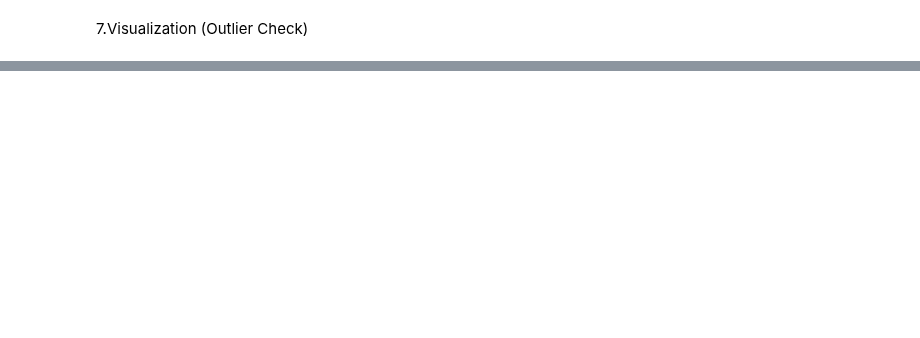
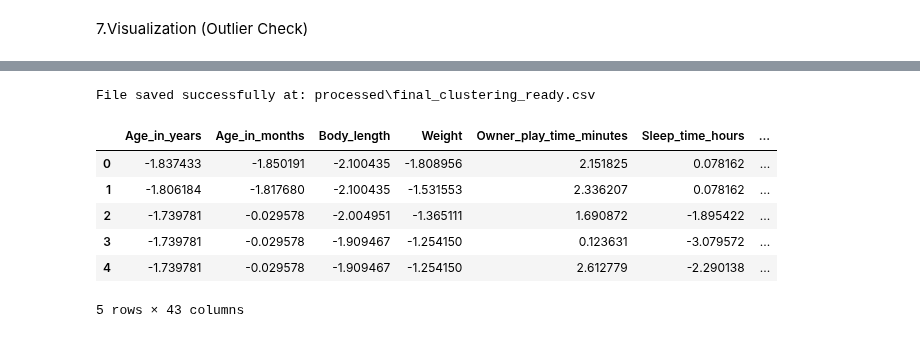
Before and after one commit to alberehap/Project-ML, a Jupyter notebook: clustering_preprocessing.ipynb, the cells around one changed output, grey strips where cells are left out. Cells and saved outputs as stored; diff of their text form; code cells hidden in the pictures; blank space fills up the shorter version.

```diff
--- a/clustering_preprocessing.ipynb
+++ b/clustering_preprocessing.ipynb
@@ -147,0 +156,33 @@ for col in ['Weight', 'Body_length']:
+# %%
+import pandas as pd
+from sklearn.preprocessing import StandardScaler
+import os
+
+df_encoded = pd.get_dummies(df, drop_first=True)
+
+scaler = StandardScaler()
+df_scaled = pd.DataFrame(
+    scaler.fit_transform(df_encoded),
+    columns=df_encoded.columns
+)
+
+
+output_dir = "processed"
+os.makedirs(output_dir, exist_ok=True)
+
+
+output_file = os.path.join(output_dir, "final_clustering_ready.csv")
+df_scaled.to_csv(output_file, index=False)
+
+print(f"File saved successfully at: {output_file}")
+
+df_scaled.head()
+# %% [output]
+File saved successfully at: processed\final_clustering_ready.csv
+|  | Age_in_years | Age_in_months | Body_length | Weight | Owner_play_time_minutes | Sleep_time_hours | ... |
+| 0 | -1.837433 | -1.850191 | -2.100435 | -1.808956 | 2.151825 | 0.078162 | ... |
+| 1 | -1.806184 | -1.817680 | -2.100435 | -1.531553 | 2.336207 | 0.078162 | ... |
+| 2 | -1.739781 | -0.029578 | -2.004951 | -1.365111 | 1.690872 | -1.895422 | ... |
+| 3 | -1.739781 | -0.029578 | -1.909467 | -1.254150 | 0.123631 | -3.079572 | ... |
+| 4 | -1.739781 | -0.029578 | -1.909467 | -1.254150 | 2.612779 | -2.290138 | ... |
+5 rows × 43 columns
```
Also changed, not shown: parts of 10 cells of this notebook, 1 other file.
